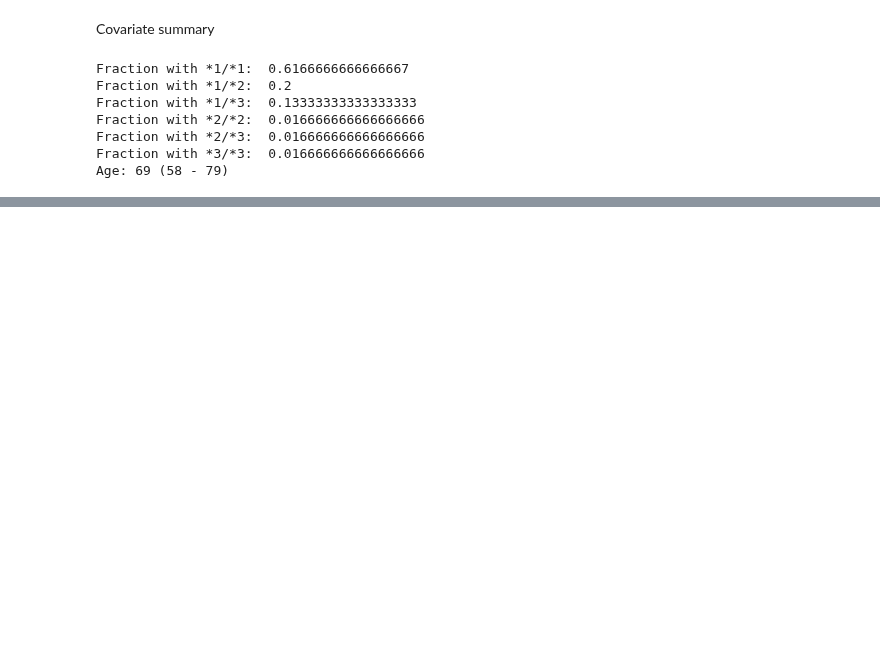
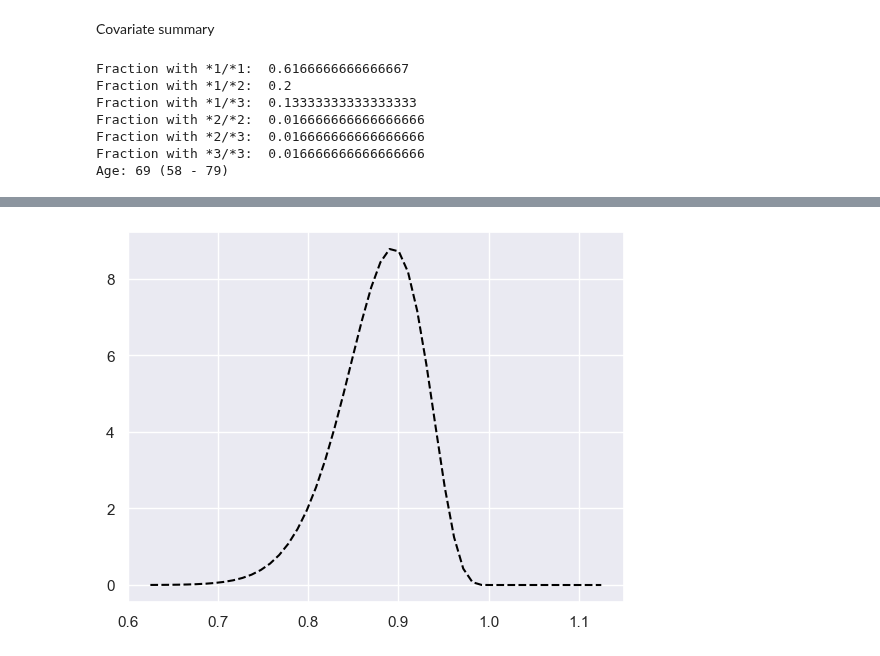
Before and after one commit to DavAug/mipd-warfarin, a Jupyter notebook: results/2_semi_mechanistic_model/results.ipynb, the cells around one changed output, grey strips where cells are left out. Saved outputs shown, nothing was run; the diff lists cells and outputs as text; code cells hidden in the pictures; blank space fills up the shorter version.

```diff
--- a/results/2_semi_mechanistic_model/results.ipynb
+++ b/results/2_semi_mechanistic_model/results.ipynb
@@ -196,0 +382,19 @@ Age: 69 (58 - 79)
+# %%
+mu = np.mean(pop_parameters[:, 3])
+var = np.var(pop_parameters[:, 3])
+a = (1 - mu) / var
+b = (1 - mu) / mu * a
+log_prior = pints.BetaLogPrior(a, b)
+min_value = 0.75
+max_value = 1
+span = max_value - min_value
+min_value -= 0.5 * span
+max_value += 0.5 * span
+xs = np.linspace(min_value, max_value)
+evals = []
+for x in xs:
+    evals.append(np.exp(log_prior([x])))
+plt.plot(xs, evals, color='black', linestyle='--')
+plt.show()
+# %% [output]
+[figure, added]
```
Also changed, not shown: parts of 5 cells of this notebook, 5 other files.
